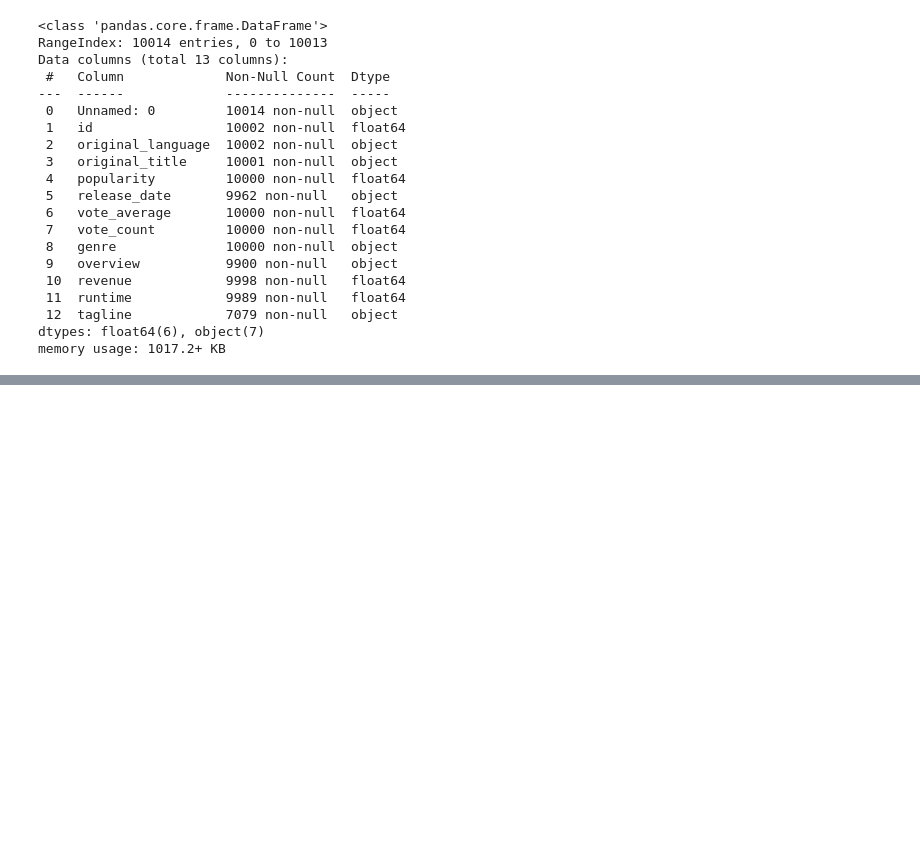
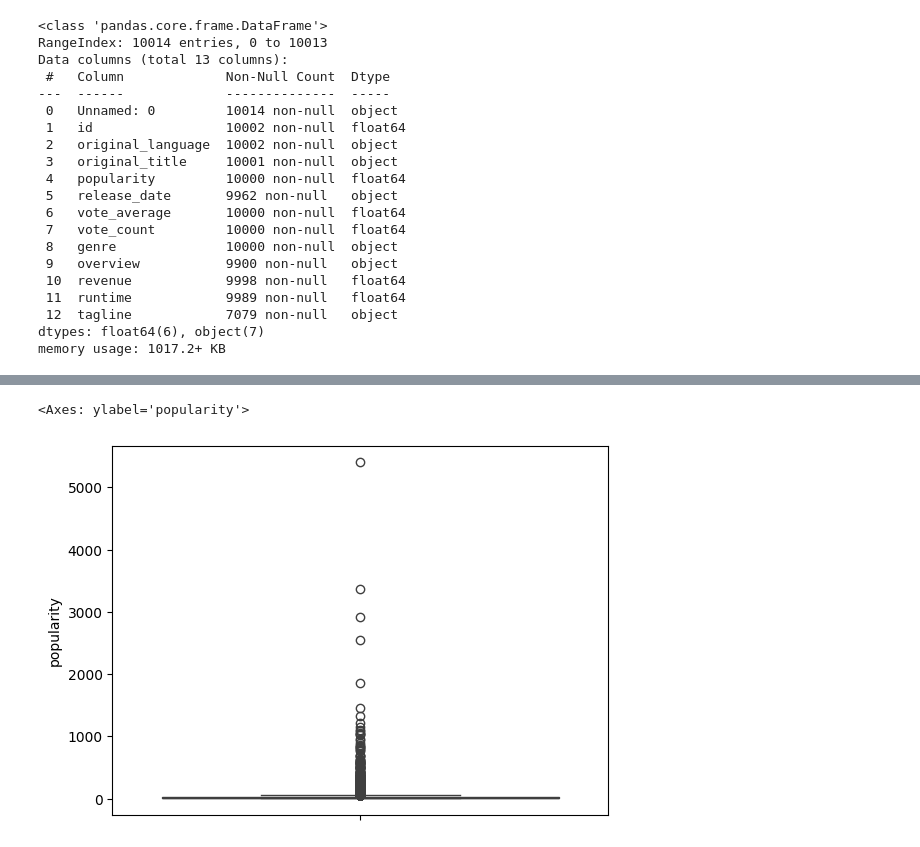
Before and after one commit to raoalitalha/Cinematic-Data-Exploration, a Jupyter notebook: eda.ipynb, the cells around one changed output, grey strips where cells are left out. Drawn from its saved outputs; the diff is of its cells as text; code cells hidden in the pictures; blank space fills up the shorter version.

```diff
--- a/eda.ipynb
+++ b/eda.ipynb
@@ -433,0 +632,6 @@ sns.boxplot(y= 'vote_average', data=df_outliers)
+# %%
+# Check the distribution of the column 'popularity' using the boxplot
+sns.boxplot(df['popularity'])
+# %% [output]
+<Axes: ylabel='popularity'>
+[figure, added]
```
Also changed, not shown: parts of 183 cells of this notebook.
